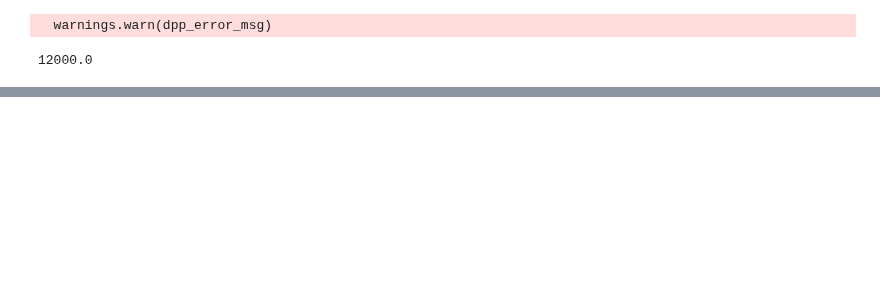
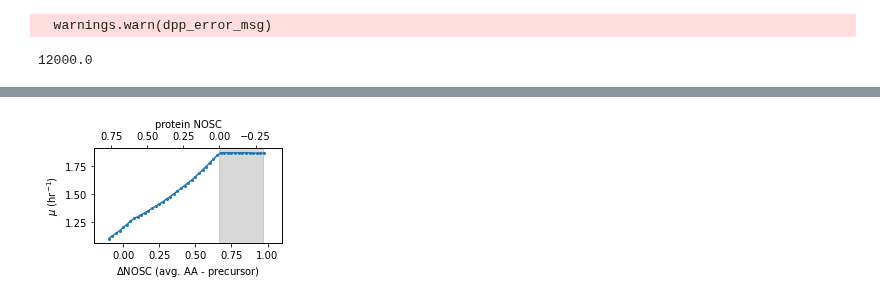
Before and after one commit to flamholz/redox-proteome, a Jupyter notebook: notebooks/LinearAllocationModel.ipynb, the cells around one changed output, grey strips where cells are left out. Saved outputs shown, nothing was run; the diff lists cells and outputs as text; code cells hidden in the pictures; blank space fills up the shorter version.

```diff
--- a/notebooks/LinearAllocationModel.ipynb
+++ b/notebooks/LinearAllocationModel.ipynb
@@ -253,0 +263,28 @@ plt.show()
+# %%
+plt.figure(figsize=(3.5,2.5))
+plt.plot(dNOSCs, max_mus, marker='o', markersize=2)
+
+plt.xlabel('$\Delta$NOSC (avg. AA - precursor)', fontsize=10)
+plt.ylabel('$\mu$ (hr$^{-1}$)', fontsize=10)
+
+# Show the E. coli genomic range
+# Pyruvate = +2/3
+# CDS range from ≈ 0 to -0.3
+min_x = 2/3
+max_x = 0.3 + 2/3
+plt.axvspan(min_x, max_x, color='grey', alpha=0.3)
+xlim = np.array([-0.2, 1.1])
+plt.xlim(xlim)
+
+plt.twiny()
+plt.xlim(-xlim+2/3)
+plt.xlabel('protein NOSC')
+
+plt.tight_layout()
+plt.savefig('../output/linear_model_NOSC_growth_rate.png', facecolor='w', dpi=600)
+plt.show()
+
+# Something is up here. Why is the value of protein NOSC = 0 special?
+# Seems like this is too coincidental. Need to dig in here.
+# %% [output]
+[figure, added]
```
Also changed, not shown: parts of 8 cells of this notebook, 3 other files.
